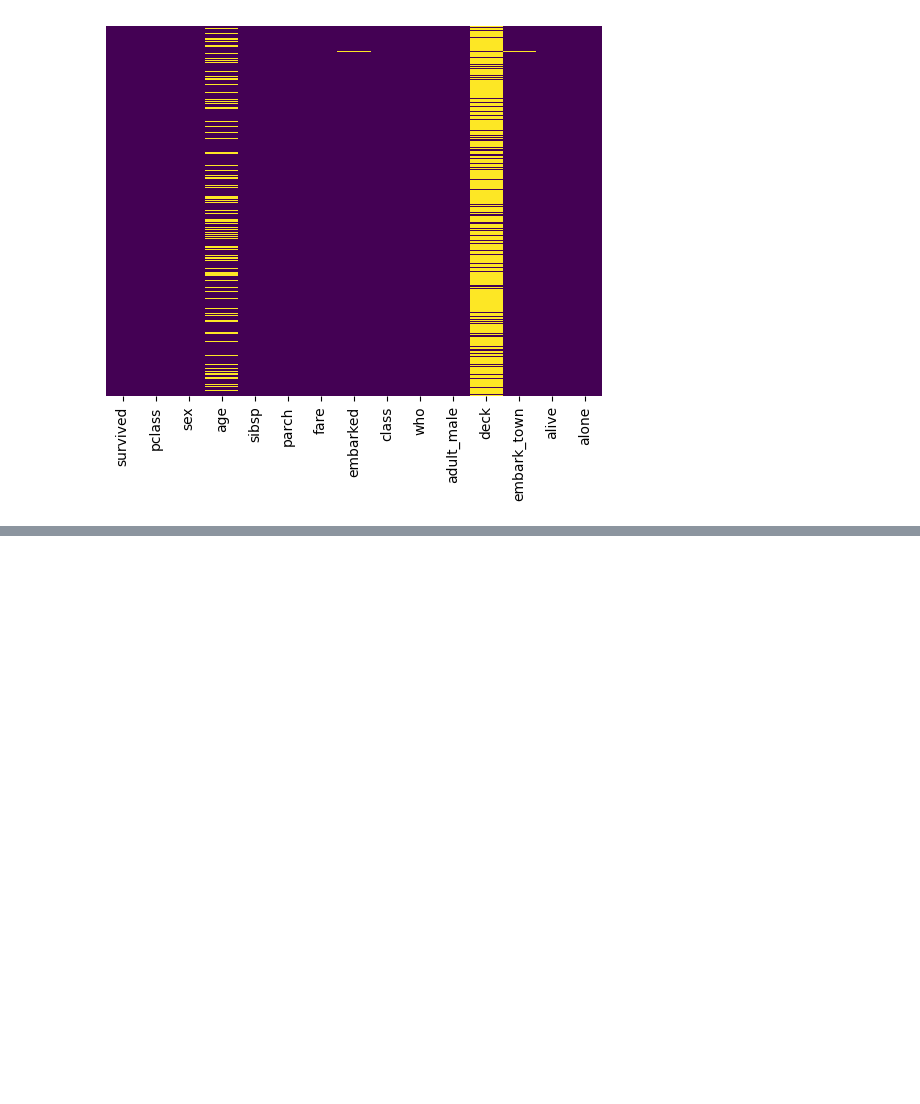
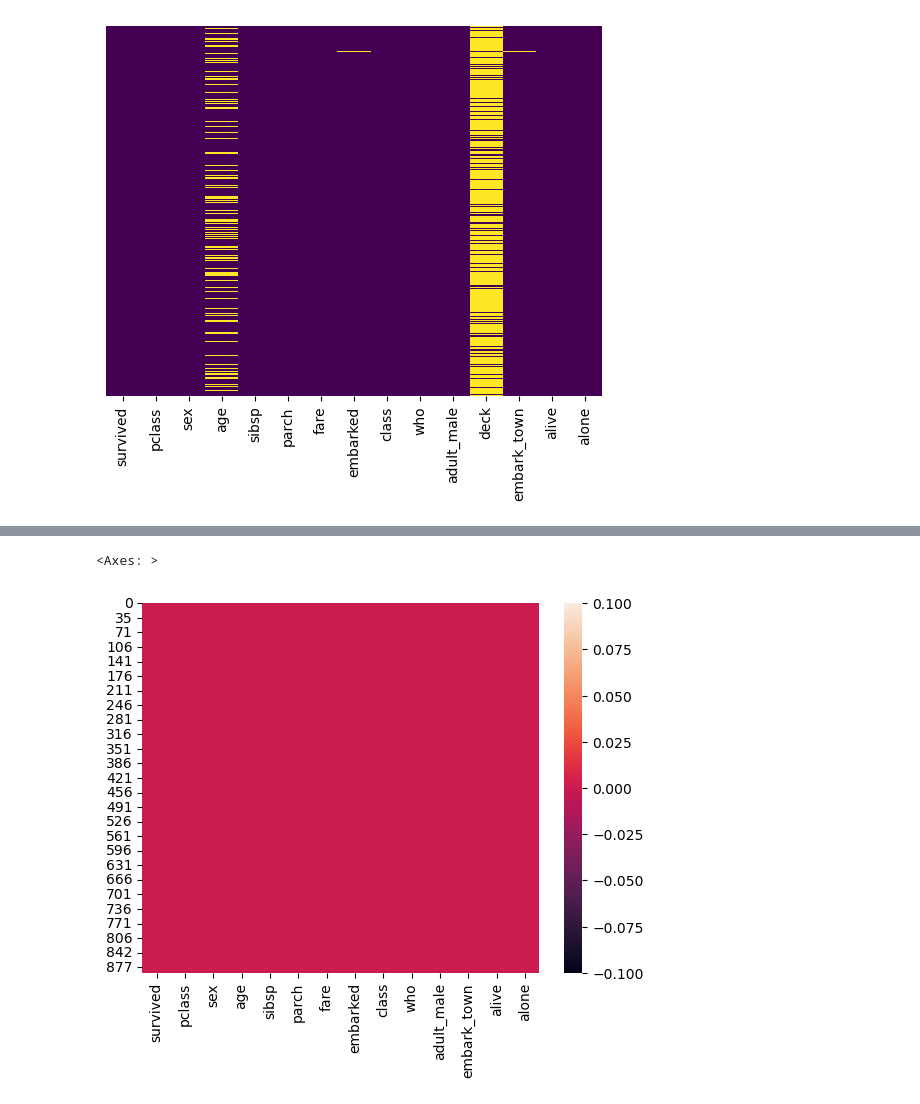
Before and after one commit to abhayas/DataScience, a Jupyter notebook: Titanic/Titanic.ipynb, the cells around one changed output, grey strips where cells are left out. Drawn from its saved outputs; the diff is of its cells as text; code cells hidden in the pictures; blank space fills up the shorter version.

```diff
--- a/Titanic/Titanic.ipynb
+++ b/Titanic/Titanic.ipynb
@@ -43,0 +92,5 @@ def AgeFill(cols):
+# %%
+sns.heatmap(df1.isnull())
+# %% [output]
+<Axes: >
+[figure, added]
```
Also changed, not shown: parts of 9 cells of this notebook, 1 other file.
